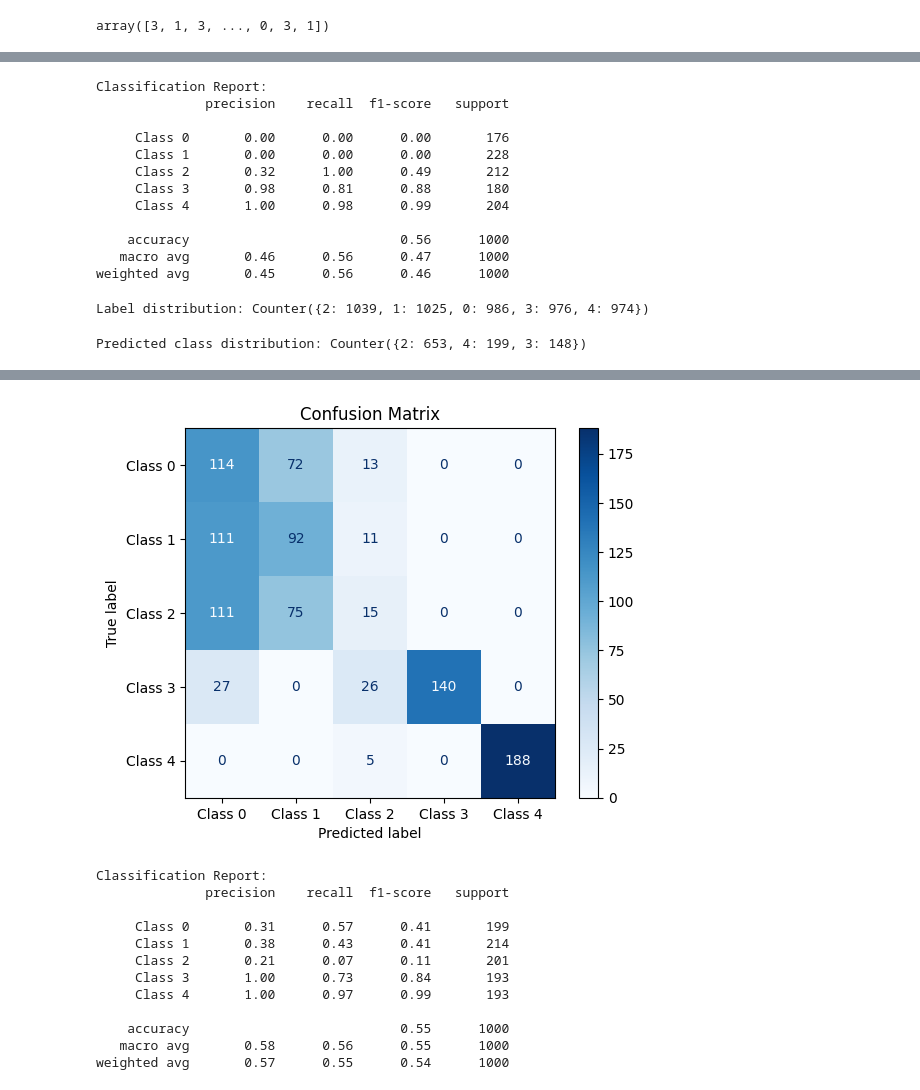
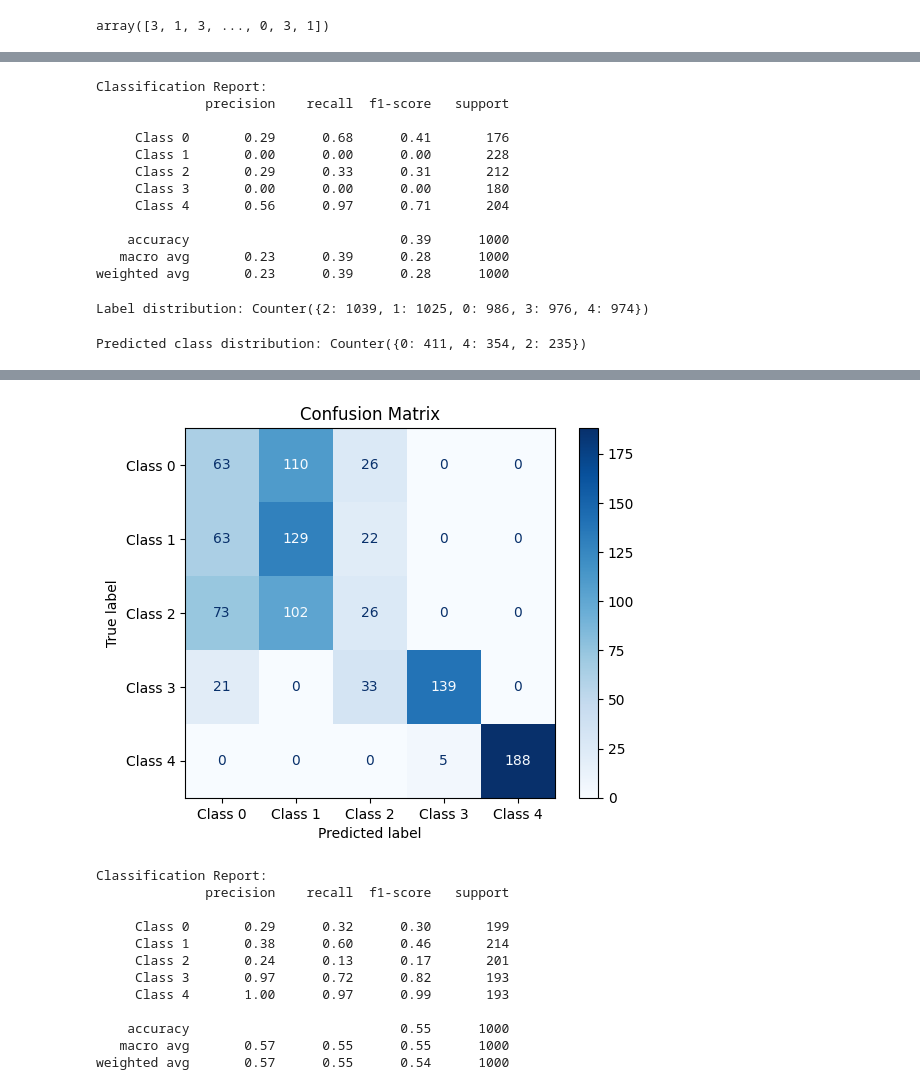
Before and after one commit to mohsenmkivi/NN-for-G_Classification, a Jupyter notebook: classifier.ipynb, the cells around one changed output, grey strips where cells are left out. Saved outputs shown, nothing was run; the diff lists cells and outputs as text; code cells hidden in the pictures.

```diff
--- a/classifier.ipynb
+++ b/classifier.ipynb
@@ -8,9 +8,9 @@ import matplotlib.pyplot as plt
 np.random.seed(0)
 
 N = 5000  # number of samples
-v = np.random.uniform(0.1, 10, N)  # voltage (avoid zero)
+i = np.random.uniform(0.1, 10, N)  # voltage (avoid zero)
 true_G = np.random.choice([0.001, 0.01, 0.1, 1.0, 10.0], N)  # 5 discrete G values
-i = v * true_G  # i = G * v
+v = i * true_G  # i = G * v
 # %%
 v
 # %% [output]
@@ -85,3 +81,17 @@ tensor([[7.1783e+00, 7.1783e+00],
+# %%
+class GClassifier(nn.Module):
+    def __init__(self):
+        super(GClassifier, self).__init__()
+        self.model = nn.Sequential(
+            nn.Linear(2, 32),
+            nn.ReLU(),
+            nn.Linear(32, 16),
+            nn.ReLU(),
+            nn.Linear(16, 5)  # 5 classes
+        )
+
+    def forward(self, x):
+        return self.model(x)
 # %%
 
 # Train model
@@ -116,15 +126,15 @@ print(classification_report(y_test, y_pred.numpy(), target_names=[f'Class {i}' f
 Classification Report:
               precision    recall  f1-score   support
 
-     Class 0       0.00      0.00      0.00       176
+     Class 0       0.29      0.68      0.41       176
      Class 1       0.00      0.00      0.00       228
-     Class 2       0.32      1.00      0.49       212
-     Class 3       0.98      0.81      0.88       180
-     Class 4       1.00      0.98      0.99       204
+     Class 2       0.29      0.33      0.31       212
+     Class 3       0.00      0.00      0.00       180
+     Class 4       0.56      0.97      0.71       204
 
-    accuracy                           0.56      1000
-   macro avg       0.46      0.56      0.47      1000
-weighted avg       0.45      0.56      0.46      1000
+    accuracy                           0.39      1000
+   macro avg       0.23      0.39      0.28      1000
+weighted avg       0.23      0.39      0.28      1000
 # %%
 import collections
 print("Label distribution:", collections.Counter(y))
@@ -134,7 +144,7 @@ Label distribution: Counter({2: 1039, 1: 1025, 0: 986, 3: 976, 4: 974})
 from collections import Counter
 print("Predicted class distribution:", Counter(y_pred.numpy()))
 # %% [output]
-Predicted class distribution: Counter({2: 653, 4: 199, 3: 148})
+Predicted class distribution: Counter({0: 411, 4: 354, 2: 235})
 # %%
 import torch
 import torch.nn as nn
@@ -154,8 +164,8 @@ torch.manual_seed(42)
 N = 5000
 G_levels = [0.001, 0.01, 0.1, 1.0, 10.0]
 true_G = np.random.choice(G_levels, N, p=[0.2]*5)
-v = np.random.uniform(0.1, 10, N)
-i = v * true_G
+i = np.random.uniform(0.1, 10, N)
+v = i * true_G
 G_classes = {g: i for i, g in enumerate(G_levels)}
 labels = np.array([G_classes[g] for g in true_G])
 X = np.stack((v, i), axis=1)
@@ -244,4 +254,4 @@ Predicted class distribution: Counter({0: 363, 1: 239, 4: 188, 3: 140, 2: 70})
-[figure, old version]
+[figure, new version]
 # %%
 # Predict
 with torch.no_grad():
@@ -254,14 +264,14 @@ print(classification_report(y_test, y_pred.numpy(), target_names=[f'Class {i}' f
 Classification Report:
               precision    recall  f1-score   support
 
-     Class 0       0.31      0.57      0.41       199
-     Class 1       0.38      0.43      0.41       214
-     Class 2       0.21      0.07      0.11       201
-     Class 3       1.00      0.73      0.84       193
+     Class 0       0.29      0.32      0.30       199
+     Class 1       0.38      0.60      0.46       214
+     Class 2       0.24      0.13      0.17       201
+     Class 3       0.97      0.72      0.82       193
      Class 4       1.00      0.97      0.99       193
 
     accuracy                           0.55      1000
-   macro avg       0.58      0.56      0.55      1000
+   macro avg       0.57      0.55      0.55      1000
 weighted avg       0.57      0.55      0.54      1000
 # %%
 np.savetxt("predicted_classes.csv", y_pred.numpy(), delimiter=",", fmt='%d')
```
Also changed, not shown: parts of 7 cells of this notebook.
